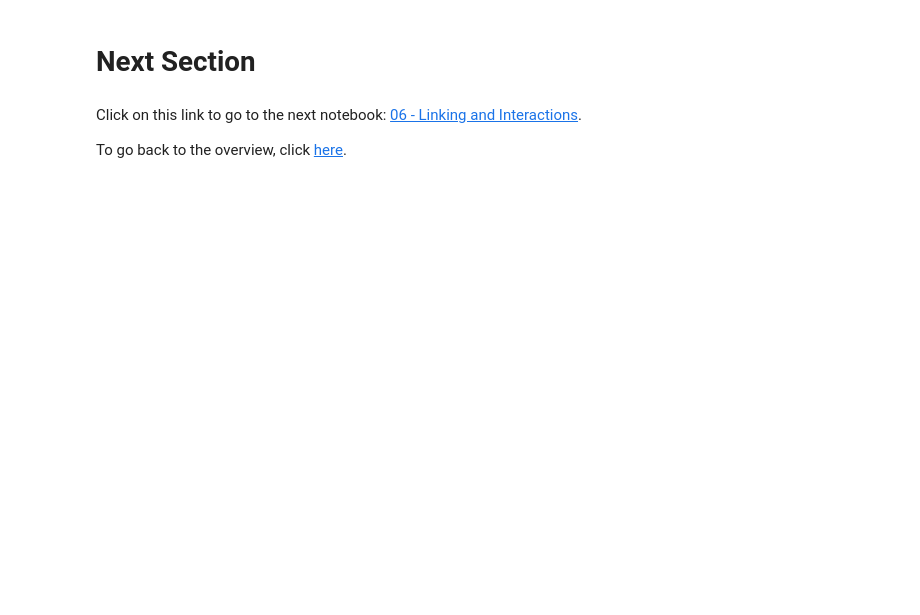
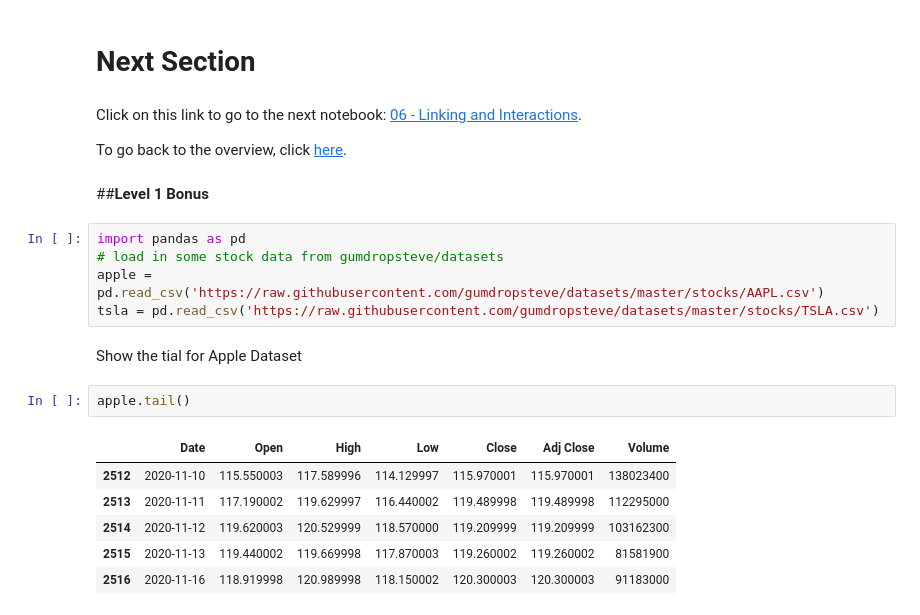
Before and after one commit to ibedoor/Coding-Dojo-Python, a Jupyter notebook: Copy_of_05_Presentation_Layouts.ipynb, the cells around one changed output. Drawn from its saved outputs; the diff is of its cells as text; blank space fills up the shorter version.

```diff
--- a/Copy_of_05_Presentation_Layouts.ipynb
+++ b/Copy_of_05_Presentation_Layouts.ipynb
@@ -123,3 +123,21 @@ show(p)
 Click on this link to go to the next notebook: [06 - Linking and Interactions](06%20-%20Linking%20and%20Interactions.ipynb).
 
 To go back to the overview, click [here](00%20-%20Introduction%20and%20Setup.ipynb).
+# %% [markdown]
+##**Level 1 Bonus**
+# %%
+import pandas as pd
+# load in some stock data from gumdropsteve/datasets
+apple = pd.read_csv('https://raw.githubusercontent.com/gumdropsteve/datasets/master/stocks/AAPL.csv')
+tsla = pd.read_csv('https://raw.githubusercontent.com/gumdropsteve/datasets/master/stocks/TSLA.csv')
+# %% [markdown]
+Show the tial for Apple Dataset
+# %%
+apple.tail()
+# %% [output]
+|  | Date | Open | High | Low | Close | Adj Close | Volume |
+| 2512 | 2020-11-10 | 115.550003 | 117.589996 | 114.129997 | 115.970001 | 115.970001 | 138023400 |
+| 2513 | 2020-11-11 | 117.190002 | 119.629997 | 116.440002 | 119.489998 | 119.489998 | 112295000 |
+| 2514 | 2020-11-12 | 119.620003 | 120.529999 | 118.570000 | 119.209999 | 119.209999 | 103162300 |
+| 2515 | 2020-11-13 | 119.440002 | 119.669998 | 117.870003 | 119.260002 | 119.260002 | 81581900 |
+| 2516 | 2020-11-16 | 118.919998 | 120.989998 | 118.150002 | 120.300003 | 120.300003 | 91183000 |
```
Also changed, not shown: parts of 23 cells of this notebook.
